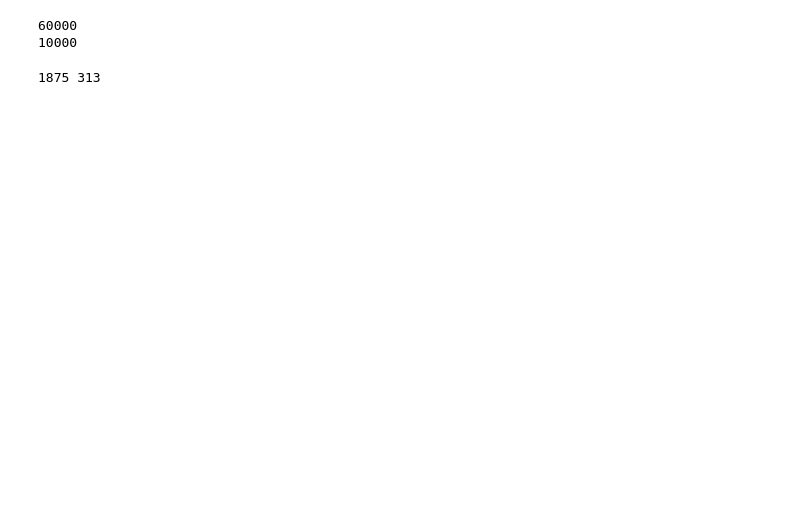
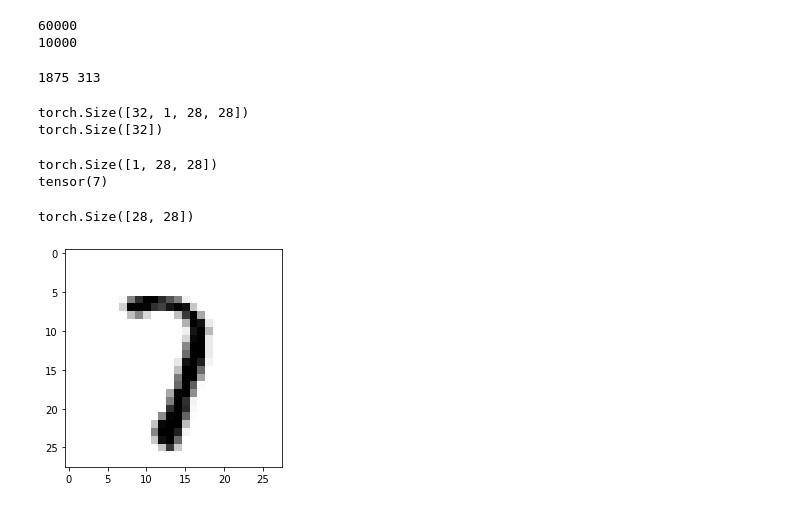
Before and after one commit to ashwinperti/MNIST_deep1, a Jupyter notebook: MNIST_CNN.ipynb, the cells around one changed output. Cells and saved outputs as stored; diff of their text form; code cells hidden in the pictures; blank space fills up the shorter version.

```diff
--- a/MNIST_CNN.ipynb
+++ b/MNIST_CNN.ipynb
@@ -60,3 +49,26 @@ print(len(loader_train), len(loader_test))
 1875 313
 # %%
 images, labels = next(iter(loader_train))
+# %%
+print(images.shape)
+print(labels.shape)
+# %% [output]
+torch.Size([32, 1, 28, 28])
+torch.Size([32])
+# %%
+img = images[0]
+label = labels[0]
+print(img.shape)
+print(label)
+# %% [output]
+torch.Size([1, 28, 28])
+tensor(7)
+# %%
+img = img.squeeze()
+print(img.shape)
+# %% [output]
+torch.Size([28, 28])
+# %%
+plt.imshow(img, cmap='gray_r');
+# %% [output]
+[figure, added]
```
Also changed, not shown: parts of 16 cells of this notebook.
